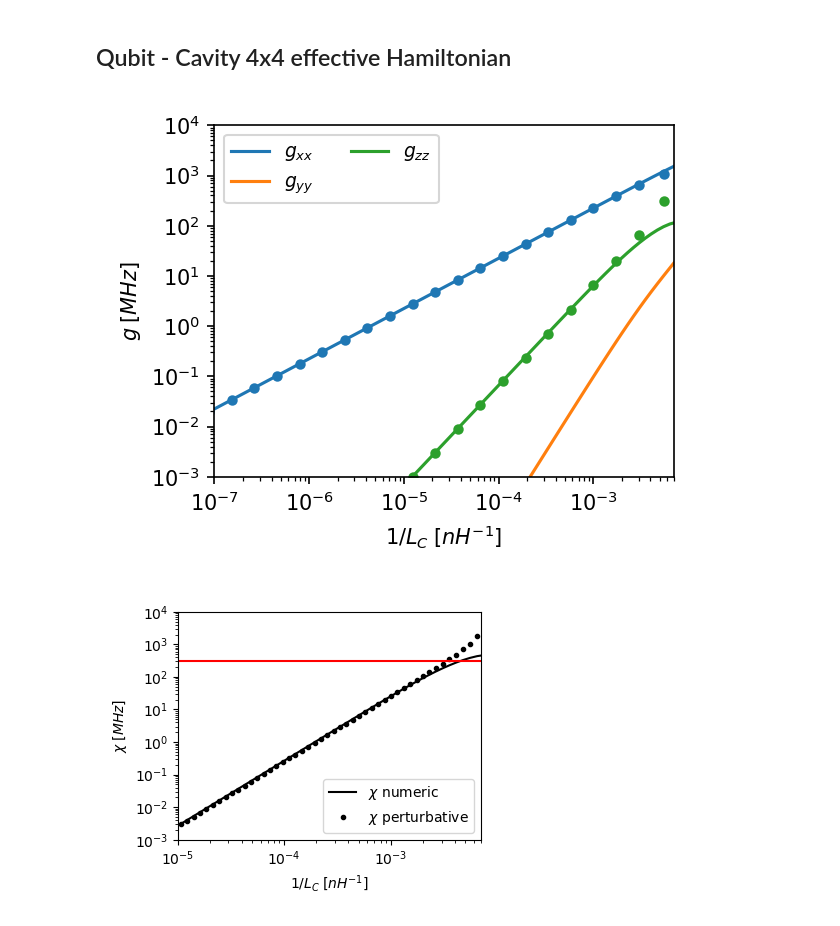
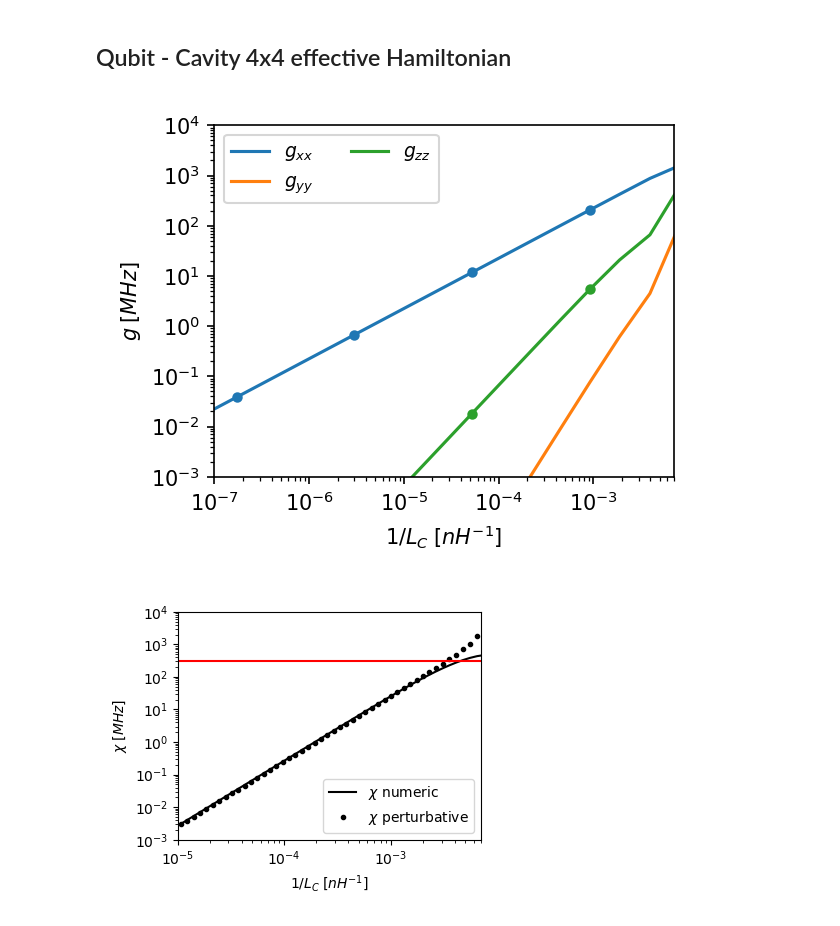
Before and after one commit to GabrielJauma/tunable-capacitive-coupling-flux-qubits, a Jupyter notebook: uni_cell/unit_cell_effective_hamiltonians.ipynb, the cells around one changed output. Cells and saved outputs as stored; diff of their text form; code cells hidden in the pictures.

```diff
--- a/uni_cell/unit_cell_effective_hamiltonians.ipynb
+++ b/uni_cell/unit_cell_effective_hamiltonians.ipynb
@@ -29,7 +29,7 @@ e0   = 1.602e-19
 Φ_0 = h/(2*e0)
 # %%
 n_eig  = 5
-n_plot = 100
+n_plot = 20
 param_name = '\\Delta'
 param_values = np.geomspace(1e-5, 8, n_plot)
 Δ_values = param_values
@@ -55,10 +55,10 @@ Pauli_SWT = []
 ω_r_0      = np.zeros(len(Δ_values))
 g_r_limit  = np.zeros(len(Δ_values))
 g_fq_limit = np.zeros(len(Δ_values))
-g_xx_pert  = np.zeros(len(Δ_values))
-g_zz_pert  = np.zeros(len(Δ_values))
-g_yy_pert  = np.zeros(len(Δ_values))
-X          = np.zeros(len(Δ_values))
+g_xx_pert  = np.zeros(len(Δ_values), dtype='complex')
+g_zz_pert  = np.zeros(len(Δ_values), dtype='complex')
+g_yy_pert  = np.zeros(len(Δ_values), dtype='complex')
+X          = np.zeros(len(Δ_values), dtype='complex')
 E_low_vs_Δ = np.zeros([len(Δ_values),4])
 
 
@@ -158,35 +158,35 @@ for i, Pauli in enumerate([Pauli_p1, Pauli_p2, Pauli_SWT]):
     σxσx = np.abs(Pauli[:, 1,1])
     σyσy = np.abs(Pauli[:, 2,2])
     σzσz = np.abs(Pauli[:, 3,3])
     ωf = np.abs(Pauli[:, 0,-1])
     ωr = np.abs(Pauli[:, -1,0])
 
     ax1.plot(L_C_eff_values**-1, σxσx * 1e3, color = colors[0], linestyle=linestyles[i], label = r'$g_{xx}$')
     ax1.plot(L_C_eff_values**-1, σyσy * 1e3, color = colors[1], linestyle=linestyles[i], label = r'$g_{yy}$')
     ax1.plot(L_C_eff_values**-1, σzσz * 1e3, color = colors[2], linestyle=linestyles[i], label = r'$g_{zz}$')
 
     # ax1.plot(Δ_values, g_fq_limit, 'x', color = colors[0], label = 'g_{xx}, fluxon', markersize='2')
     # ax1.plot(Δ_values, g_r_limit , 's', color = colors[0], label = 'g_{xx}, plasmon', markersize='2')
     ax1.plot(L_C_eff_values[::4]**-1, g_xx_pert[::4] * 1e3, '*', color = colors[0], marker='o', markersize='4')
     ax1.plot(L_C_eff_values[::4]**-1, g_zz_pert[::4] * 1e3, '*', color = colors[2], marker='o', markersize='4')
 
     if set_label:
         set_label =False
         ax1.legend(ncol=2, fontsize=9)
 
 ax1.set_yscale('log')
 ax1.set_xscale('log')
 ax1.set_ylim([1e-3,1e4])
 ax1.set_xlim([1e-7,7e-3])
 ax1.set_ylabel('$g \; [MHz]$')
 ax1.set_xlabel('$1/L_C \; [nH^{-1}]$')
 
 # fig.suptitle(r' --- P1 $\quad$ - - P2 $\quad$ $\cdots$ SWT')
 fig.tight_layout()
-figs.export('g_H_eff_vs_Lc.pdf', fig)
+# figs.export('g_H_eff_vs_Lc.pdf', fig)
 fig.show()
 # %% [output]
-[figure, old version]
+[figure, new version]
 # %%
 fig, ax = plt.subplots(figsize =np.array([5,4])*0.8, dpi=100)
 
```
Also changed, not shown: 2 other files.
